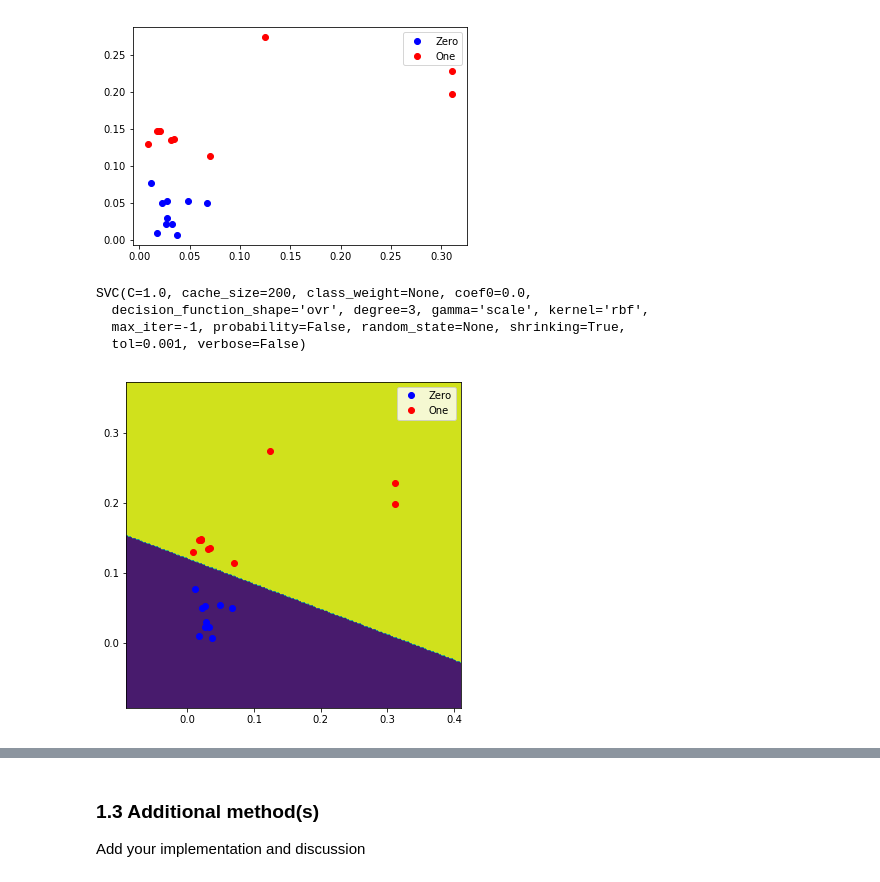
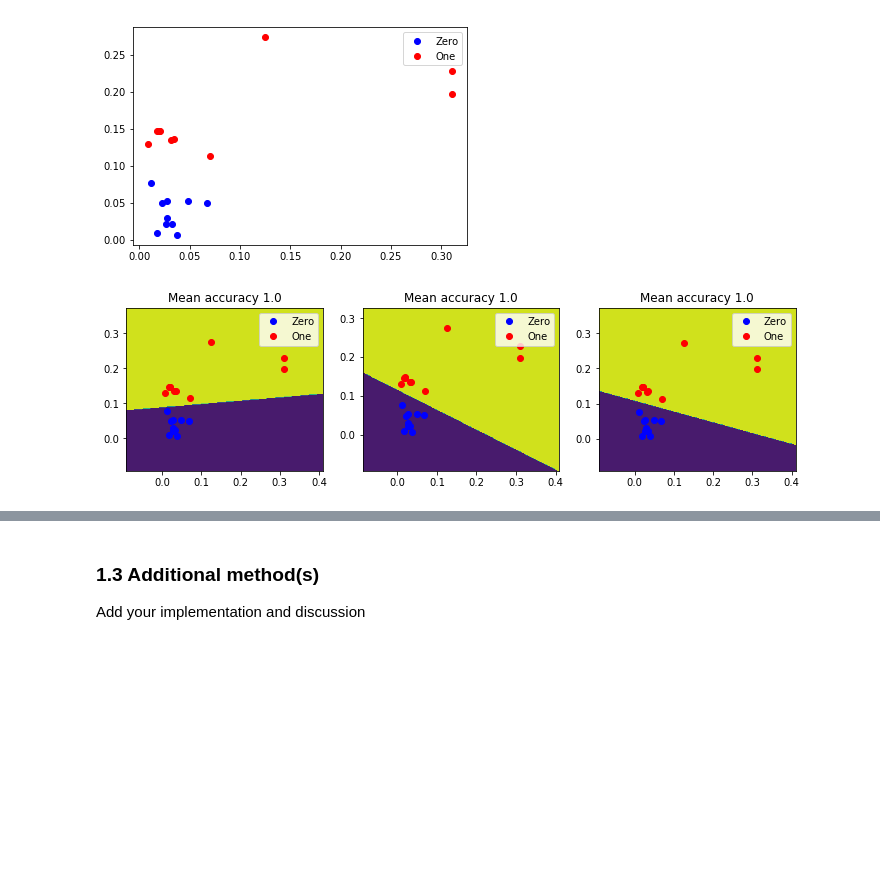
Before and after one commit to JelenaBanjac/image-analysis, a Jupyter notebook: labs/lab_02_object_description.ipynb, the cells around one changed output, grey strips where cells are left out. Drawn from its saved outputs; the diff is of its cells as text; code cells hidden in the pictures; blank space fills up the shorter version.

```diff
--- a/labs/lab_02_object_description.ipynb
+++ b/labs/lab_02_object_description.ipynb
@@ -174,27 +196,32 @@ plt.legend()
 [figure]
 # %%
 from sklearn import svm
-
-X = np.concatenate((fd_inv[0], fd_inv[1]))
-y = [0]*len(fd_inv[0]) + [1]*len(fd_inv[1])
+from sklearn.model_selection import KFold
 
 
-clf = svm.LinearSVC()
-clf.fit(X, y)
+X_all = np.concatenate((fd_inv[0], fd_inv[1]))
+y_all = np.array([0]*len(fd_inv[0]) + [1]*len(fd_inv[1]))
 
-fig, ax = plt.subplots(1, 1, figsize=(6, 6))
-X0, X1 = X[:, 0], X[:, 1]
-xx, yy = make_meshgrid(X0, X1, h=0.002)
-plot_contours(ax, clf, xx, yy)
+kfold = KFold(3, True, 1)
+fig, ax = plt.subplots(1, 3, figsize=(12, 3))
 
-ax.plot(fd_inv[0][:, 0], fd_inv[0][:, 1], marker='o', lw=0, color='blue', label='Zero')
-ax.plot(fd_inv[1][:, 0], fd_inv[1][:, 1], marker='o', lw=0, color='red', label='One')
-ax.legend()
+for i, (train, test) in enumerate(kfold.split(X_all)):
+    X = X_all[train]
+    X_test = X_all[test]
+    y = y_all[train]
+    y_test = y_all[test]
 
-print(res)
+    clf = svm.LinearSVC(C=1000)
+    clf.fit(X, y)
+    res = clf.score(X_test, y_test)
+
+    X0, X1 = X[:, 0], X[:, 1]
+    xx, yy = make_meshgrid(X0, X1, h=0.002)
+    plot_contours(ax[i], clf, xx, yy)
+
+    ax[i].plot(fd_inv[0][:, 0], fd_inv[0][:, 1], marker='o', lw=0, color='blue', label='Zero')
+    ax[i].plot(fd_inv[1][:, 0], fd_inv[1][:, 1], marker='o', lw=0, color='red', label='One')
+    ax[i].legend()
+    ax[i].set_title(f'Mean accuracy {res}')
 # %% [output]
-SVC(C=1.0, cache_size=200, class_weight=None, coef0=0.0,
-  decision_function_shape='ovr', degree=3, gamma='scale', kernel='rbf',
-  max_iter=-1, probability=False, random_state=None, shrinking=True,
-  tol=0.001, verbose=False)
-[figure, old version]
+[figure, new version]
```
Also changed, not shown: parts of 7 cells of this notebook, 1 other file.
